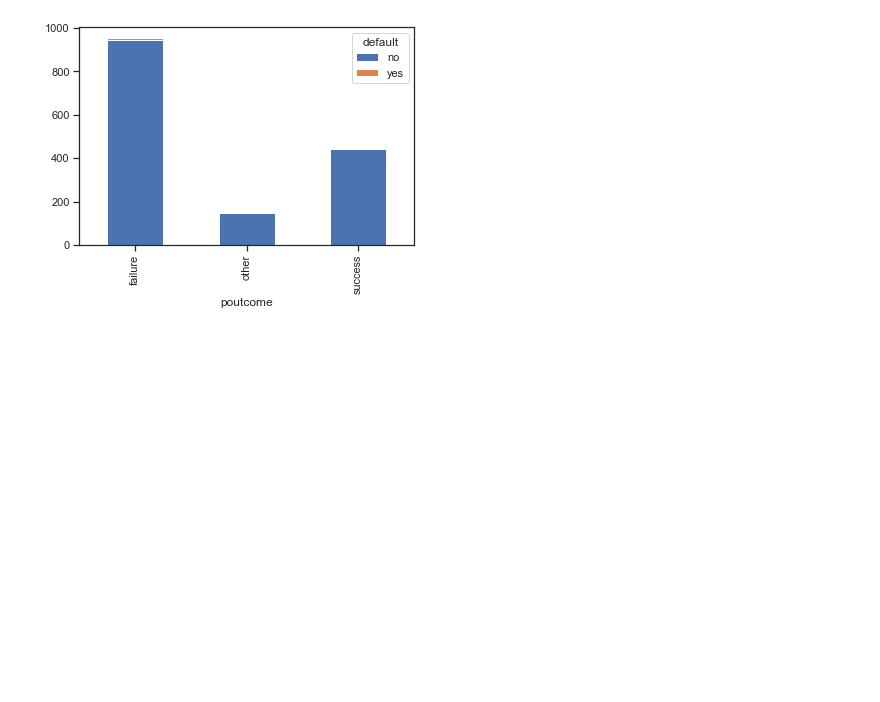
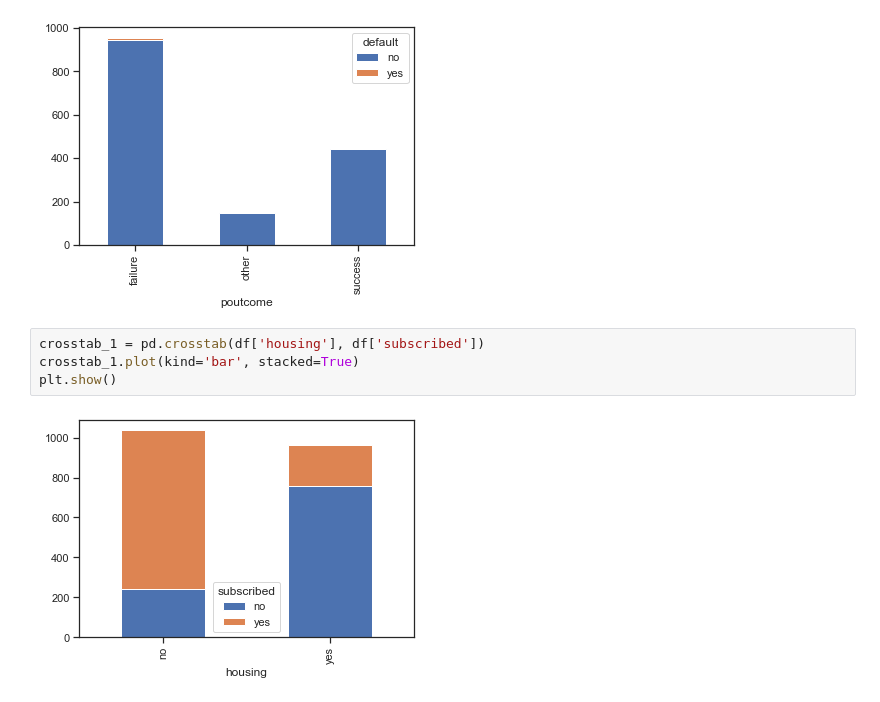
Before and after one commit to wyer2wyer/wyer, a Jupyter notebook: etivity1.ipynb, the cells around one changed output. Cells and saved outputs as stored; diff of their text form; blank space fills up the shorter version.

```diff
--- a/etivity1.ipynb
+++ b/etivity1.ipynb
@@ -232,3 +232,9 @@ crosstab_1.plot(kind='bar', stacked=True)
 plt.show()
 # %% [output]
 [figure]
+# %%
+crosstab_1 = pd.crosstab(df['housing'], df['subscribed'])
+crosstab_1.plot(kind='bar', stacked=True)
+plt.show()
+# %% [output]
+[figure, added]
```
